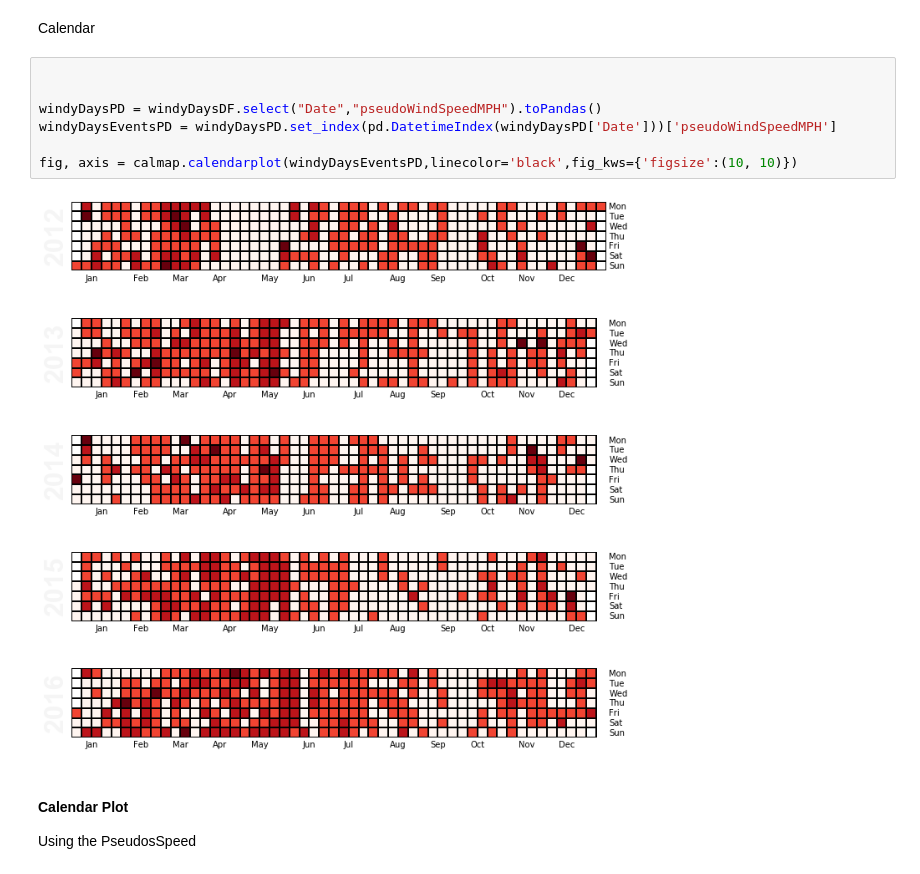
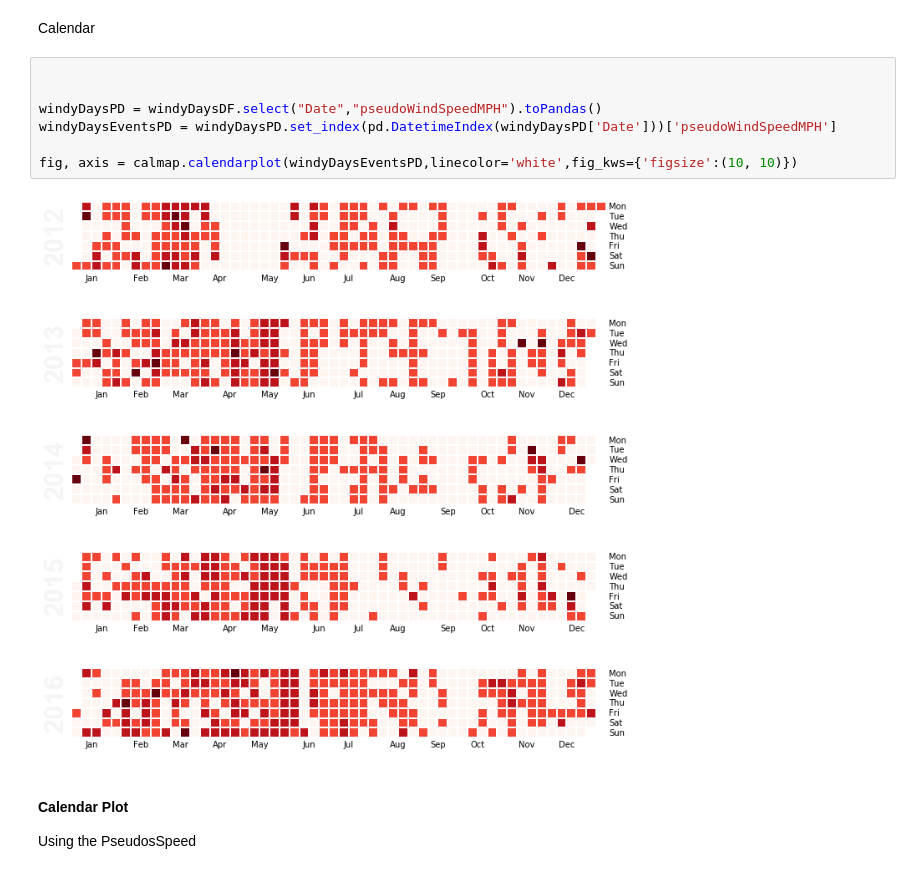
Before and after one commit to roquealex/practice, a Jupyter notebook: pyspark/oneDay/oneDay.ipynb, the cells around one changed output. Saved outputs shown, nothing was run; the diff lists cells and outputs as text.

```diff
--- a/pyspark/oneDay/oneDay.ipynb
+++ b/pyspark/oneDay/oneDay.ipynb
@@ -992,12 +992,12 @@ Calendar
 # %%
 
 
 windyDaysPD = windyDaysDF.select("Date","pseudoWindSpeedMPH").toPandas()
 windyDaysEventsPD = windyDaysPD.set_index(pd.DatetimeIndex(windyDaysPD['Date']))['pseudoWindSpeedMPH']
 
-fig, axis = calmap.calendarplot(windyDaysEventsPD,linecolor='black',fig_kws={'figsize':(10, 10)})
+fig, axis = calmap.calendarplot(windyDaysEventsPD,linecolor='white',fig_kws={'figsize':(10, 10)})
 # %% [output]
-[figure, old version]
+[figure, new version]
 # %% [markdown]
 #### Calendar Plot
 Using the PseudosSpeed
```
